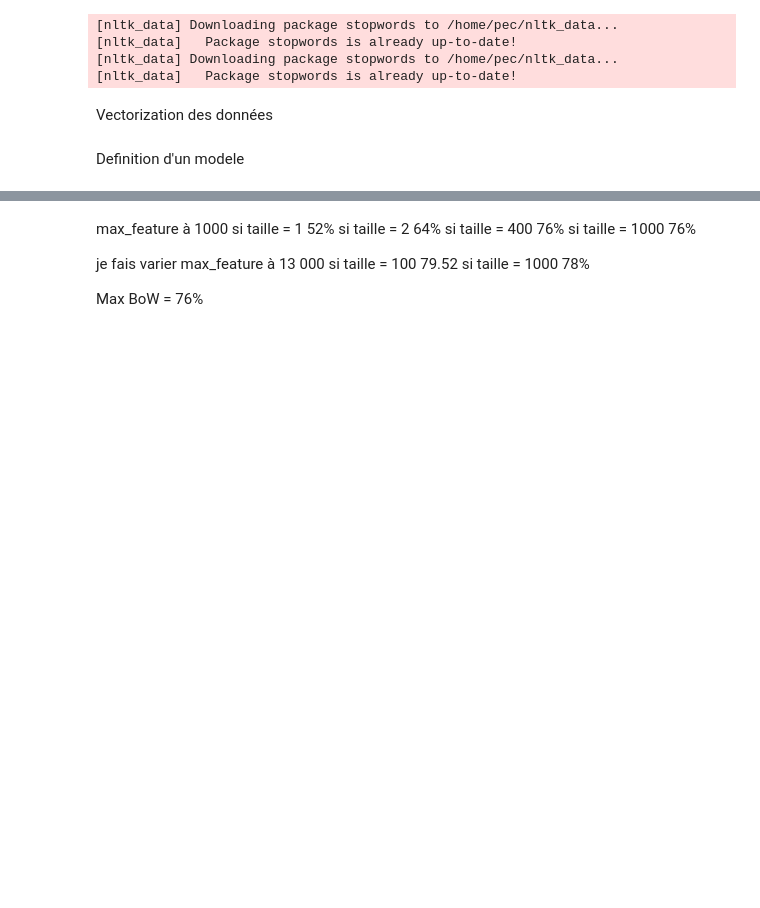
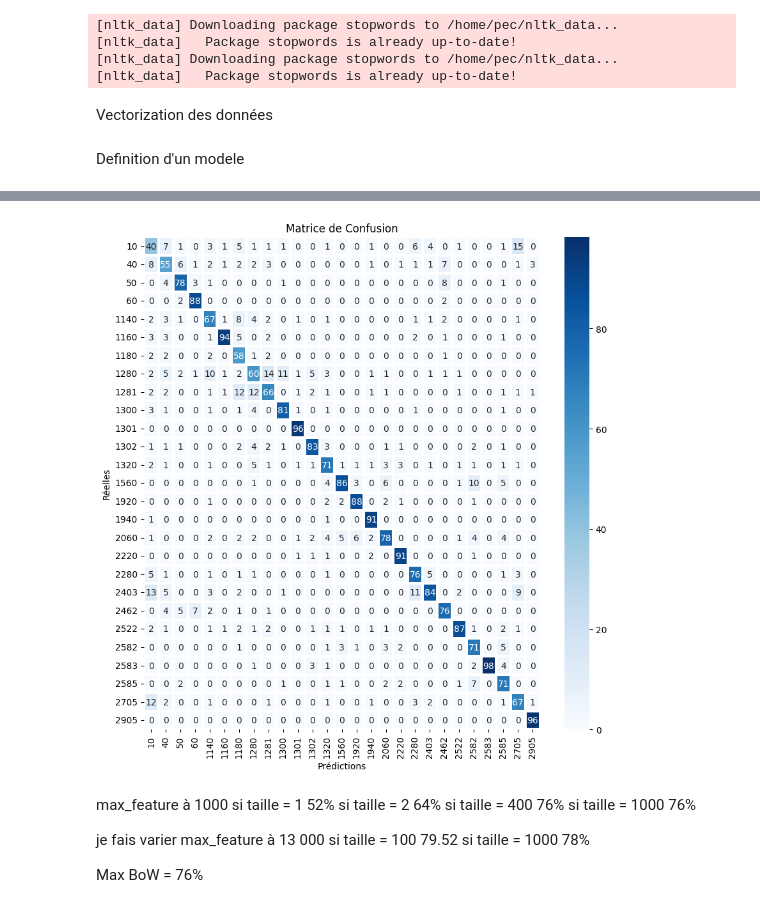
Before and after one commit to pechaut78/rktn, a Jupyter notebook: NLP_tfidf.ipynb, the cells around one changed output, grey strips where cells are left out. Drawn from its saved outputs; the diff is of its cells as text; code cells hidden in the pictures; blank space fills up the shorter version.

```diff
--- a/NLP_tfidf.ipynb
+++ b/NLP_tfidf.ipynb
@@ -42,5 +45,5 @@ To enable the following instructions: AVX2 AVX512F AVX512_VNNI FMA, in other ope
 # %%
-RktnModel = ModelTrainer("data_tr.csv")
+RktnModel = ModelTrainer("data_tr_lemm.csv")
 # %% [markdown]
 Removing StopWords
 # %%
@@ -210,0 +208,6 @@ Epoch 10/10
+# %%
+y_pred_test = model.predict(X_test)
+y_pred_id = y_pred_test.argmax(axis=-1)
+
+RktnModel.evaluateTestResults(y_test,y_pred_id)
+# %% [output]
@@ -211,3 +216,4 @@ Epoch 10/10
+[figure, added]
 # %% [markdown]
 max_feature à 1000
 si taille = 1 52%
```
Also changed, not shown: parts of 5 cells of this notebook, 42 other files.
